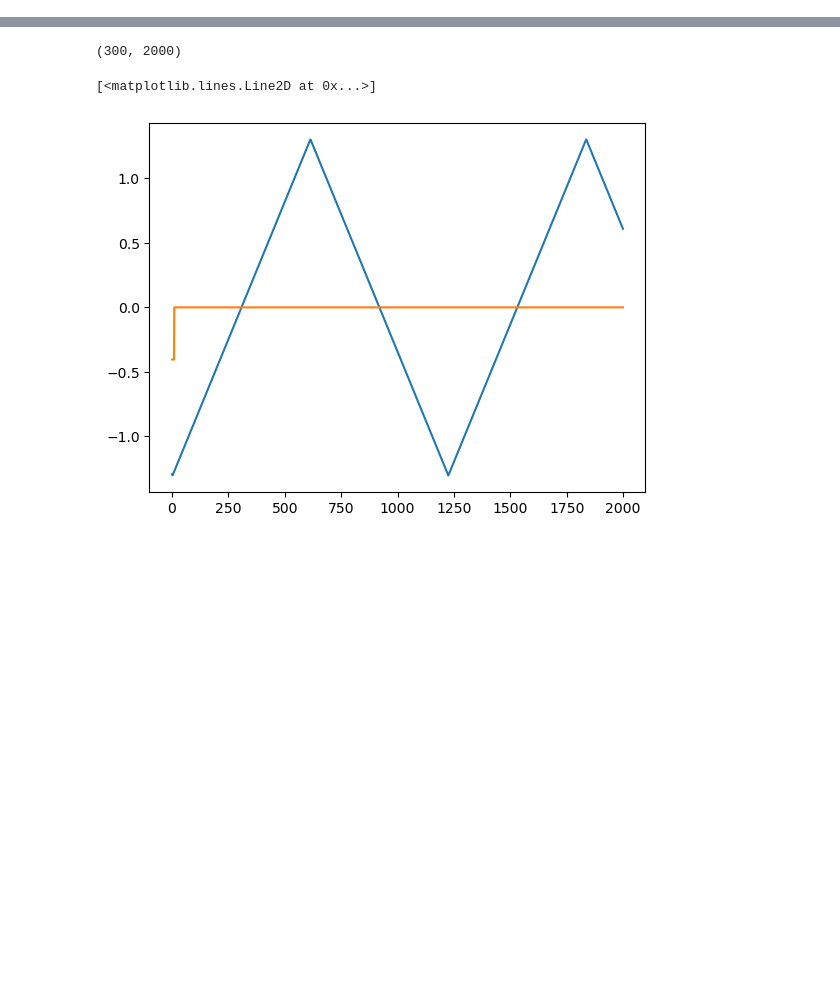
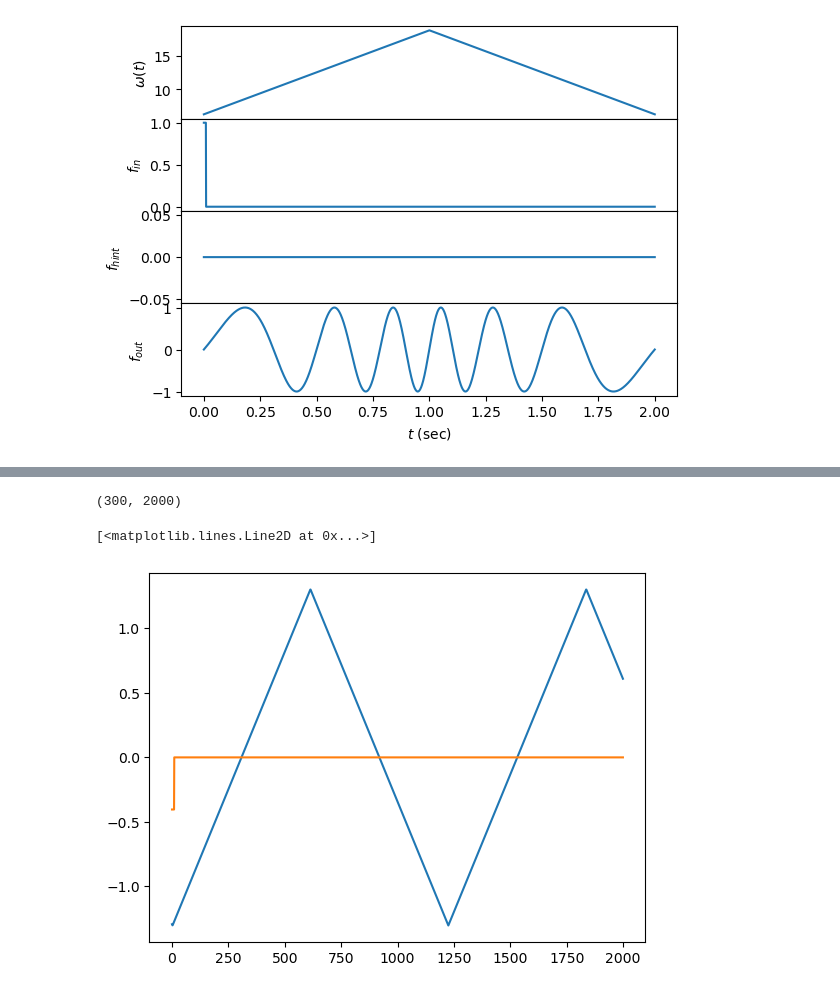
Before and after one commit to Sam-q-3736/srnn_rls, a Jupyter notebook: rate_testing.ipynb, the cells around one changed output, grey strips where cells are left out. Cells and saved outputs as stored; diff of their text form; code cells hidden in the pictures; blank space fills up the shorter version.

```diff
--- a/rate_testing.ipynb
+++ b/rate_testing.ipynb
@@ -50,0 +159,4 @@ def gen_saw_targs(p):
+# %%
+fin, fout, _ = inps_and_targs(dt, plot=True)
+# %% [output]
+[figure, added]
```
Also changed, not shown: parts of 19 cells of this notebook.
